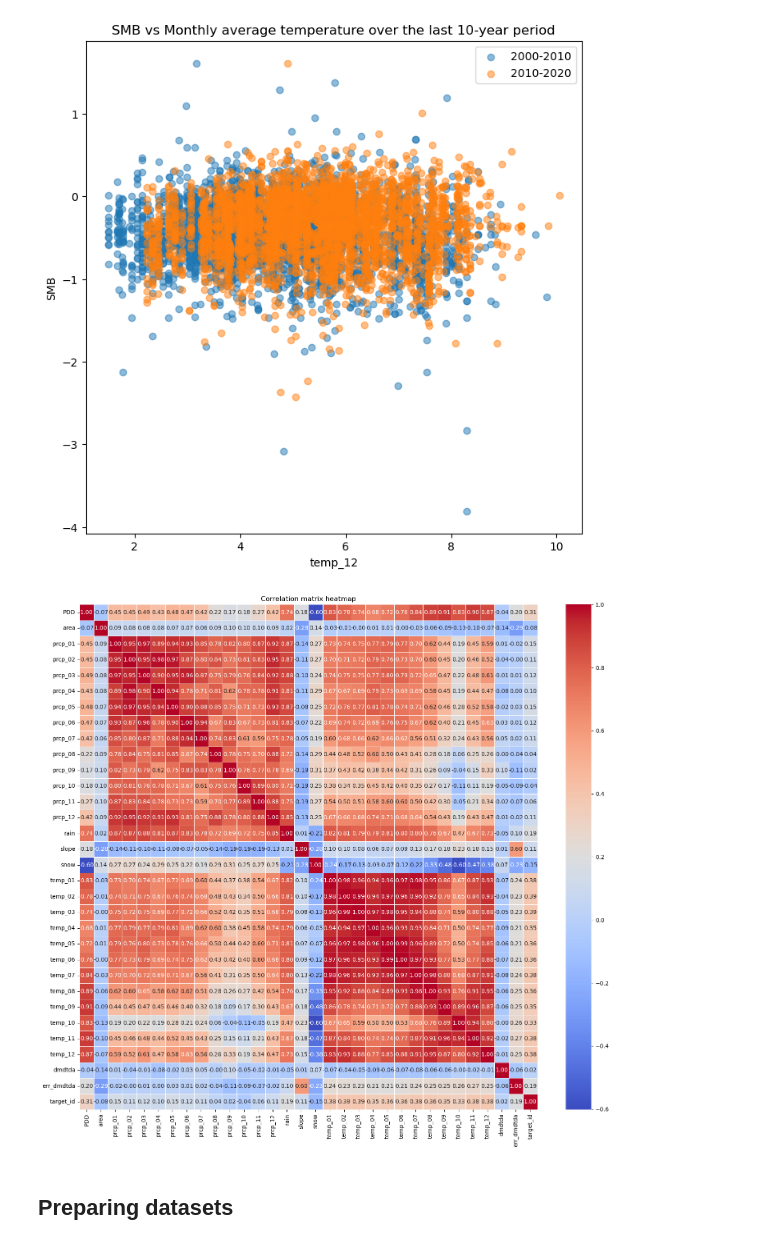
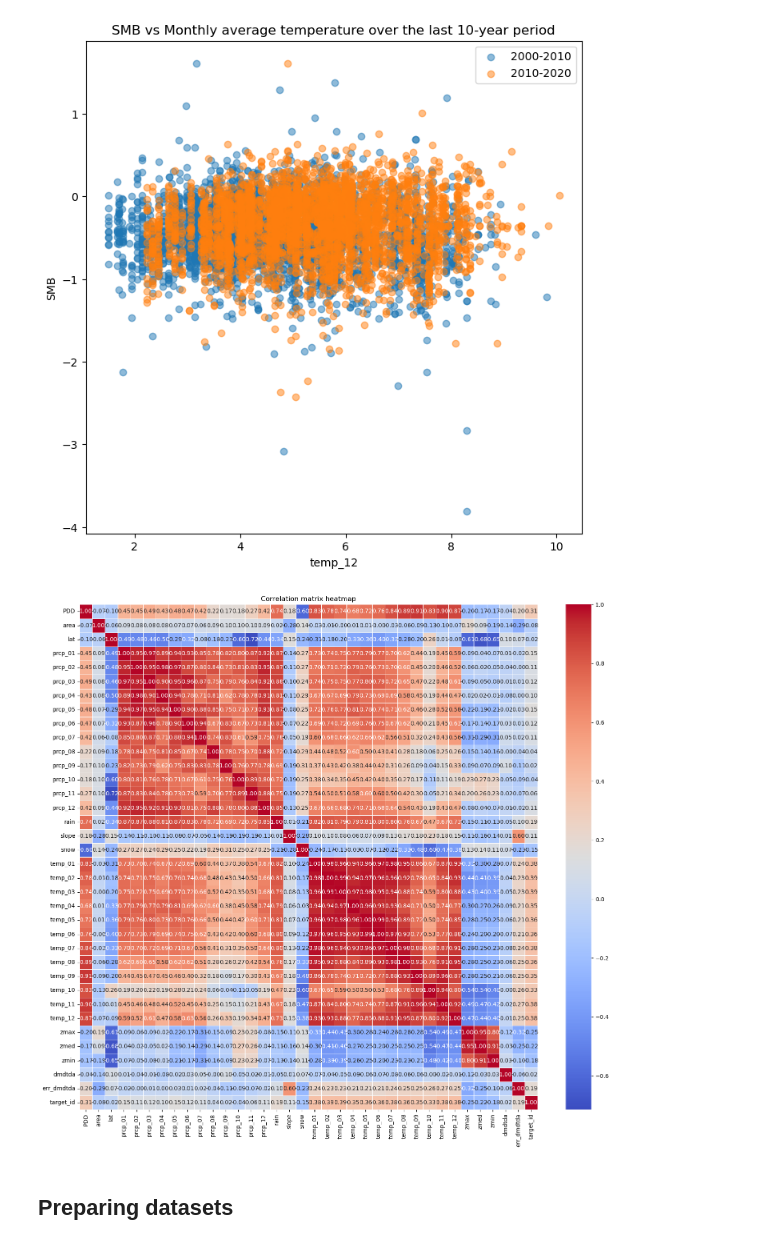
Before and after one commit to ghostpress/ma751-project, a Jupyter notebook: data/dataExploration.ipynb, the cells around one changed output. Saved outputs shown, nothing was run; the diff lists cells and outputs as text; code cells hidden in the pictures.

Commit message:
Realized a mistake in the correlation heatmap figure

```diff
--- a/data/dataExploration.ipynb
+++ b/data/dataExploration.ipynb
@@ -99,16 +99,16 @@ for col in cols:
 [figure]
 [figure]
 # %%
-# Drop some columns (eg. non-numeric values, geometric values) to make a correlation heatmap
-data_num = all_data.drop(['rgi_id', 'period', 'icecap', 'lat', 'zmax', 'zmin', 'zmed'], axis=1)
+# Drop some columns (eg. non-numeric values, all-zero's column) to make a correlation heatmap
+data_num = all_data.drop(['rgi_id', 'period', 'icecap'], axis=1)
 
 plt.figure(figsize=(18,16))
 sns.heatmap(data_num.corr(), annot=True, cmap='coolwarm', fmt='.2f', linewidths=0.5)
 plt.title("Correlation matrix heatmap")
 plt.savefig(data_path + "/corrMap.png")
 plt.show()
 # %% [output]
-[figure, old version]
+[figure, new version]
 # %% [markdown]
 ## Preparing datasets
 # %%
```
Also changed, not shown: 2 other files.
